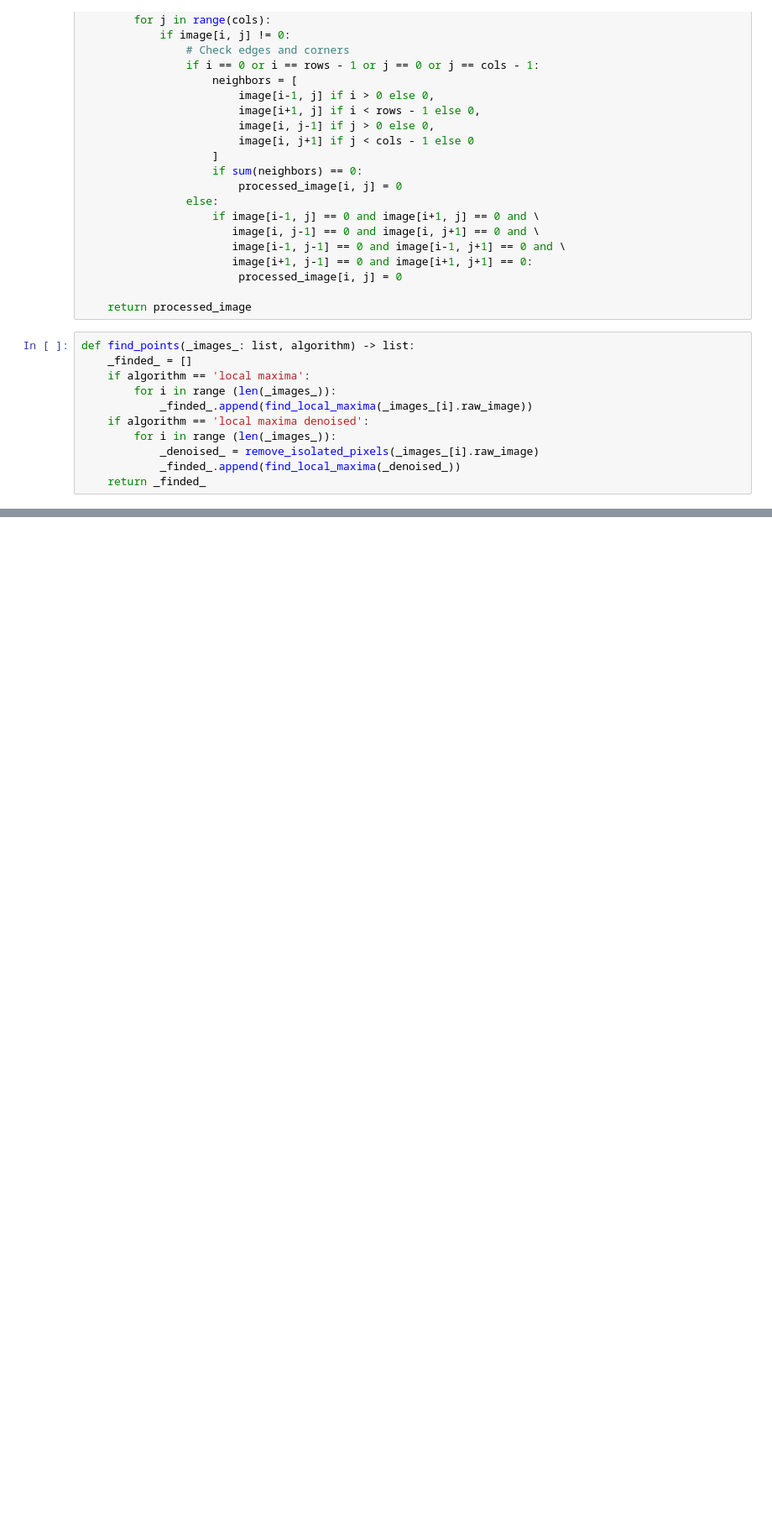
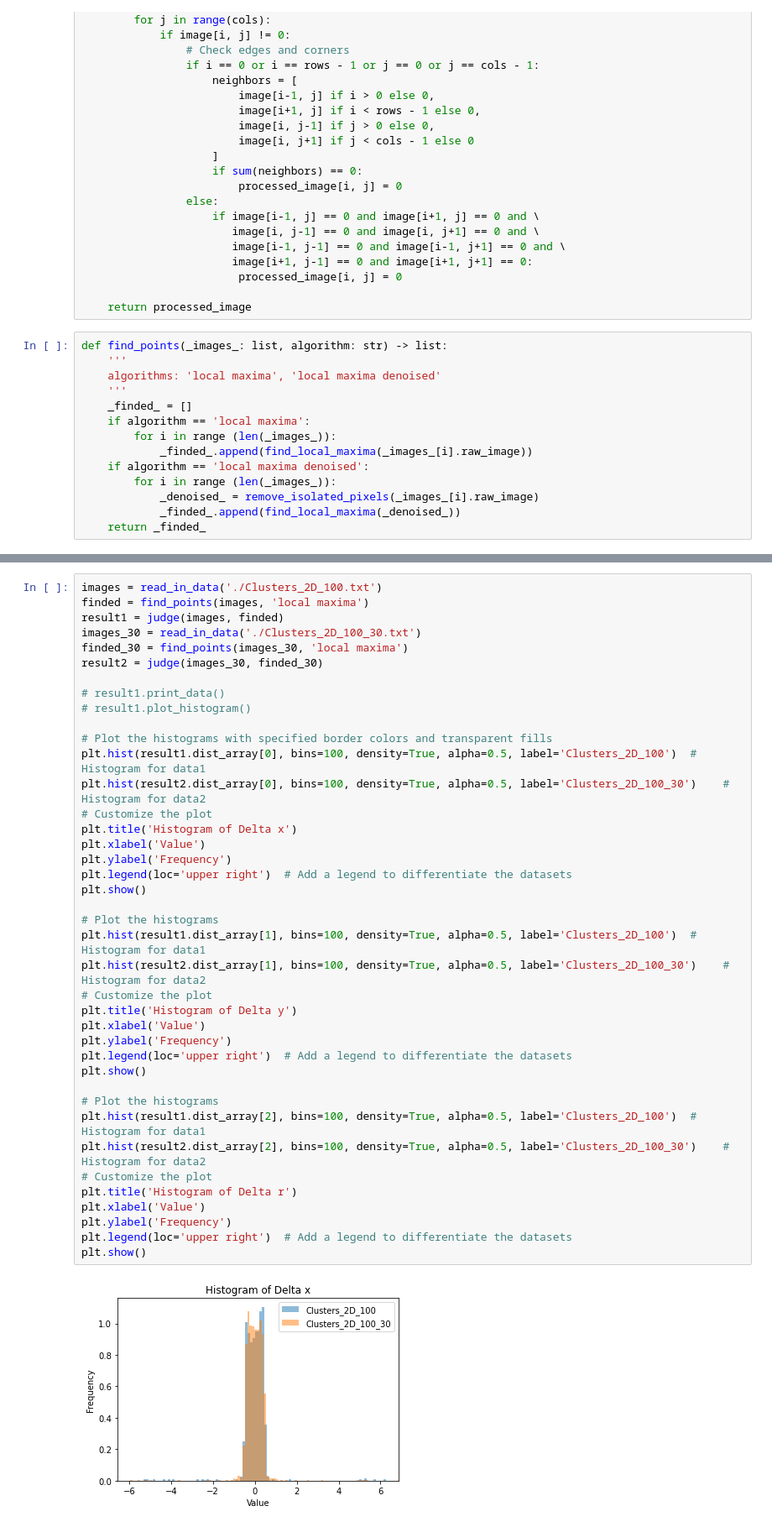
Before and after one commit to xtx2022/Project-1, a Jupyter notebook: find_and_judge.ipynb, the cells around one changed output, grey strips where cells are left out. Shown at 84% size. Drawn from its saved outputs; the diff is of its cells as text; blank space fills up the shorter version.

```diff
--- a/find_and_judge.ipynb
+++ b/find_and_judge.ipynb
@@ -256,7 +264,10 @@ def remove_isolated_pixels(image):
 
     return processed_image
 # %%
-def find_points(_images_: list, algorithm) -> list:
+def find_points(_images_: list, algorithm: str) -> list:
+    '''
+    algorithms: 'local maxima', 'local maxima denoised'
+    '''
     _finded_ = []
     if algorithm == 'local maxima':
         for i in range (len(_images_)):
@@ -478,0 +280,42 @@ Not Found: (48, 17)
+# %%
+images = read_in_data('./Clusters_2D_100.txt')
+finded = find_points(images, 'local maxima')
+result1 = judge(images, finded)
+images_30 = read_in_data('./Clusters_2D_100_30.txt')
+finded_30 = find_points(images_30, 'local maxima')
+result2 = judge(images_30, finded_30)
+
+# result1.print_data()
+# result1.plot_histogram()
+
+# Plot the histograms with specified border colors and transparent fills
+plt.hist(result1.dist_array[0], bins=100, density=True, alpha=0.5, label='Clusters_2D_100')  # Histogram for data1
+plt.hist(result2.dist_array[0], bins=100, density=True, alpha=0.5, label='Clusters_2D_100_30')    # Histogram for data2
+# Customize the plot
+plt.title('Histogram of Delta x')
+plt.xlabel('Value')
+plt.ylabel('Frequency')
+plt.legend(loc='upper right')  # Add a legend to differentiate the datasets
+plt.show()
+
+# Plot the histograms
+plt.hist(result1.dist_array[1], bins=100, density=True, alpha=0.5, label='Clusters_2D_100')  # Histogram for data1
+plt.hist(result2.dist_array[1], bins=100, density=True, alpha=0.5, label='Clusters_2D_100_30')    # Histogram for data2
+# Customize the plot
+plt.title('Histogram of Delta y')
+plt.xlabel('Value')
+plt.ylabel('Frequency')
+plt.legend(loc='upper right')  # Add a legend to differentiate the datasets
+plt.show()
+
+# Plot the histograms
+plt.hist(result1.dist_array[2], bins=100, density=True, alpha=0.5, label='Clusters_2D_100')  # Histogram for data1
+plt.hist(result2.dist_array[2], bins=100, density=True, alpha=0.5, label='Clusters_2D_100_30')    # Histogram for data2
+# Customize the plot
+plt.title('Histogram of Delta r')
+plt.xlabel('Value')
+plt.ylabel('Frequency')
+plt.legend(loc='upper right')  # Add a legend to differentiate the datasets
+plt.show()
+# %% [output]
+[figure, added]
```
Also changed, not shown: parts of 7 cells of this notebook.
